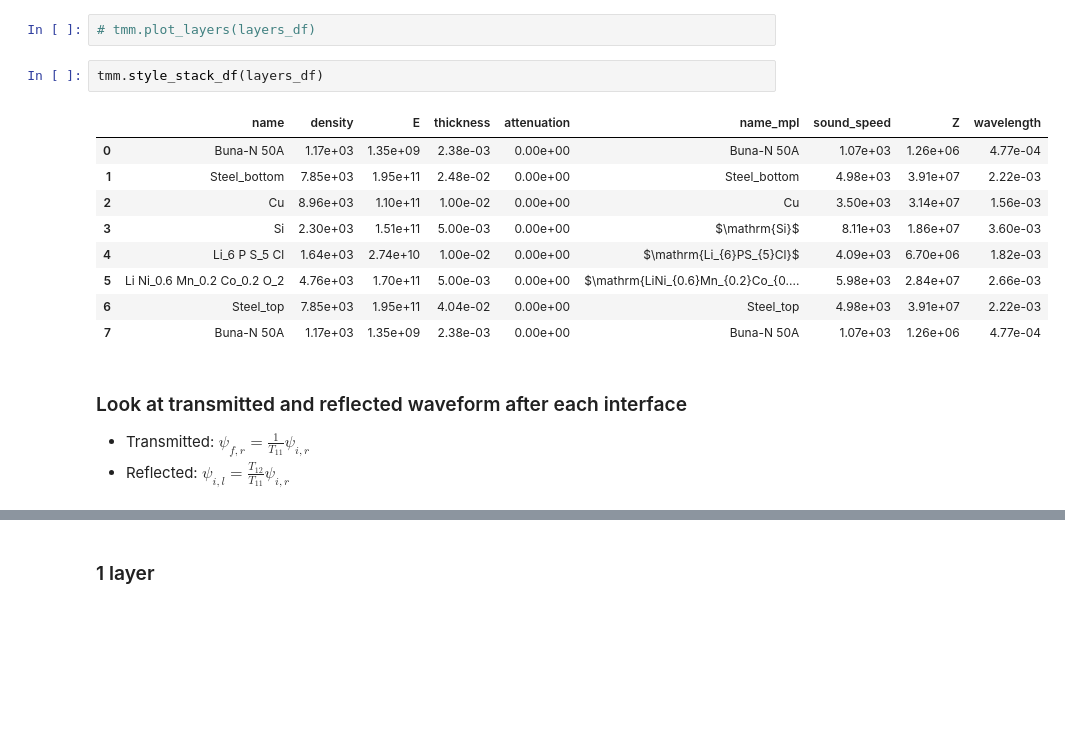
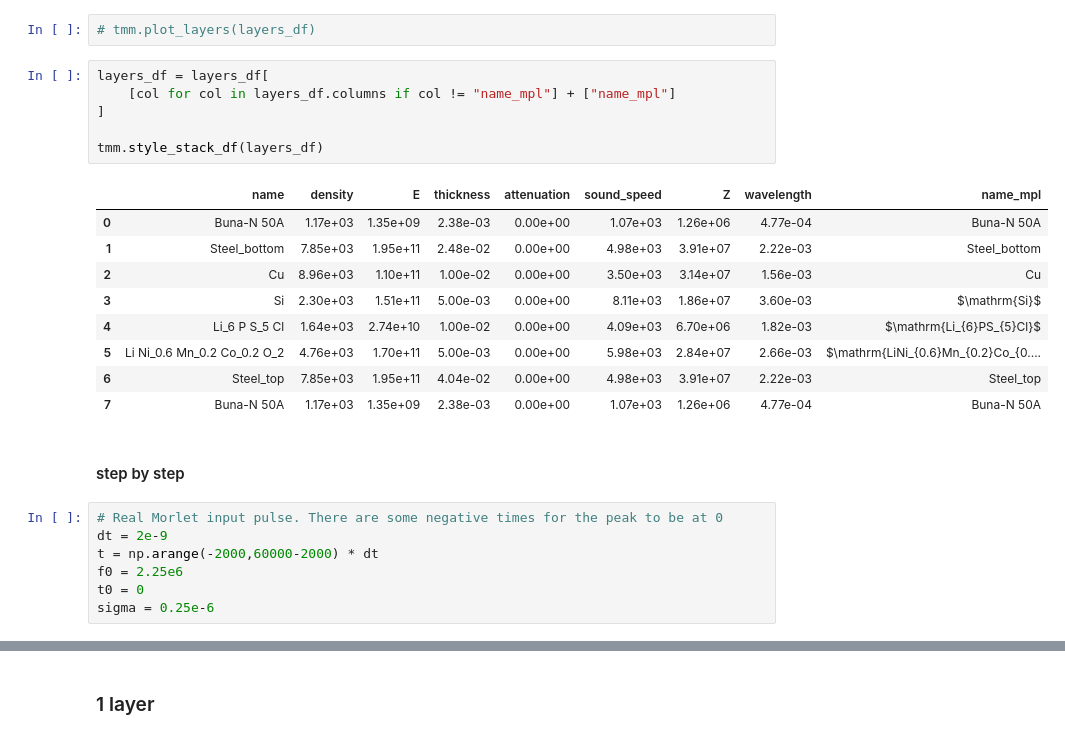
Before and after one commit to changbatterygroup/ultrasonic_ml, a Jupyter notebook: Notebooks/toy_tmm_modeling/SS_model.ipynb, the cells around one changed output, grey strips where cells are left out. Cells and saved outputs as stored; diff of their text form; blank space fills up the shorter version.

```diff
--- a/Notebooks/toy_tmm_modeling/SS_model.ipynb
+++ b/Notebooks/toy_tmm_modeling/SS_model.ipynb
@@ -208,18 +195,27 @@ layers_df = tmm.construct_stack_df(stack)
 # %%
 # tmm.plot_layers(layers_df)
 # %%
+layers_df = layers_df[
+    [col for col in layers_df.columns if col != "name_mpl"] + ["name_mpl"]
+]
+
 tmm.style_stack_df(layers_df)
 # %% [output]
-|  | name | density | E | thickness | attenuation | name_mpl | sound_speed | Z | wavelength |
-| 0 | Buna-N 50A | 1.17e+03 | 1.35e+09 | 2.38e-03 | 0.00e+00 | Buna-N 50A | 1.07e+03 | 1.26e+06 | 4.77e-04 |
-| 1 | Steel_bottom | 7.85e+03 | 1.95e+11 | 2.48e-02 | 0.00e+00 | Steel_bottom | 4.98e+03 | 3.91e+07 | 2.22e-03 |
-| 2 | Cu | 8.96e+03 | 1.10e+11 | 1.00e-02 | 0.00e+00 | Cu | 3.50e+03 | 3.14e+07 | 1.56e-03 |
-| 3 | Si | 2.30e+03 | 1.51e+11 | 5.00e-03 | 0.00e+00 | $\mathrm{Si}$ | 8.11e+03 | 1.86e+07 | 3.60e-03 |
-| 4 | Li_6 P S_5 Cl | 1.64e+03 | 2.74e+10 | 1.00e-02 | 0.00e+00 | $\mathrm{Li_{6}PS_{5}Cl}$ | 4.09e+03 | 6.70e+06 | 1.82e-03 |
-| 5 | Li Ni_0.6 Mn_0.2 Co_0.2 O_2 | 4.76e+03 | 1.70e+11 | 5.00e-03 | 0.00e+00 | $\mathrm{LiNi_{0.6}Mn_{0.2}Co_{0.... | 5.98e+03 | 2.84e+07 | 2.66e-03 |
-| 6 | Steel_top | 7.85e+03 | 1.95e+11 | 4.04e-02 | 0.00e+00 | Steel_top | 4.98e+03 | 3.91e+07 | 2.22e-03 |
-| 7 | Buna-N 50A | 1.17e+03 | 1.35e+09 | 2.38e-03 | 0.00e+00 | Buna-N 50A | 1.07e+03 | 1.26e+06 | 4.77e-04 |
+|  | name | density | E | thickness | attenuation | sound_speed | Z | wavelength | name_mpl |
+| 0 | Buna-N 50A | 1.17e+03 | 1.35e+09 | 2.38e-03 | 0.00e+00 | 1.07e+03 | 1.26e+06 | 4.77e-04 | Buna-N 50A |
+| 1 | Steel_bottom | 7.85e+03 | 1.95e+11 | 2.48e-02 | 0.00e+00 | 4.98e+03 | 3.91e+07 | 2.22e-03 | Steel_bottom |
+| 2 | Cu | 8.96e+03 | 1.10e+11 | 1.00e-02 | 0.00e+00 | 3.50e+03 | 3.14e+07 | 1.56e-03 | Cu |
+| 3 | Si | 2.30e+03 | 1.51e+11 | 5.00e-03 | 0.00e+00 | 8.11e+03 | 1.86e+07 | 3.60e-03 | $\mathrm{Si}$ |
+| 4 | Li_6 P S_5 Cl | 1.64e+03 | 2.74e+10 | 1.00e-02 | 0.00e+00 | 4.09e+03 | 6.70e+06 | 1.82e-03 | $\mathrm{Li_{6}PS_{5}Cl}$ |
+| 5 | Li Ni_0.6 Mn_0.2 Co_0.2 O_2 | 4.76e+03 | 1.70e+11 | 5.00e-03 | 0.00e+00 | 5.98e+03 | 2.84e+07 | 2.66e-03 | $\mathrm{LiNi_{0.6}Mn_{0.2}Co_{0.... |
+| 6 | Steel_top | 7.85e+03 | 1.95e+11 | 4.04e-02 | 0.00e+00 | 4.98e+03 | 3.91e+07 | 2.22e-03 | Steel_top |
+| 7 | Buna-N 50A | 1.17e+03 | 1.35e+09 | 2.38e-03 | 0.00e+00 | 1.07e+03 | 1.26e+06 | 4.77e-04 | Buna-N 50A |
-# %% [markdown]
-### Look at transmitted and reflected waveform after each interface
-- Transmitted: $\psi_{f,r} = \frac{1}{T_{11}} \psi_{i,r}$
-- Reflected: $\psi_{i,l} = \frac{T_{12}}{T_{11}} \psi_{i,r}$
+# %% [markdown]
+#### step by step
+# %%
+# Real Morlet input pulse. There are some negative times for the peak to be at 0
+dt = 2e-9
+t = np.arange(-2000,60000-2000) * dt
+f0 = 2.25e6
+t0 = 0
+sigma = 0.25e-6
```
Also changed, not shown: parts of 55 cells of this notebook, 1 other file.
